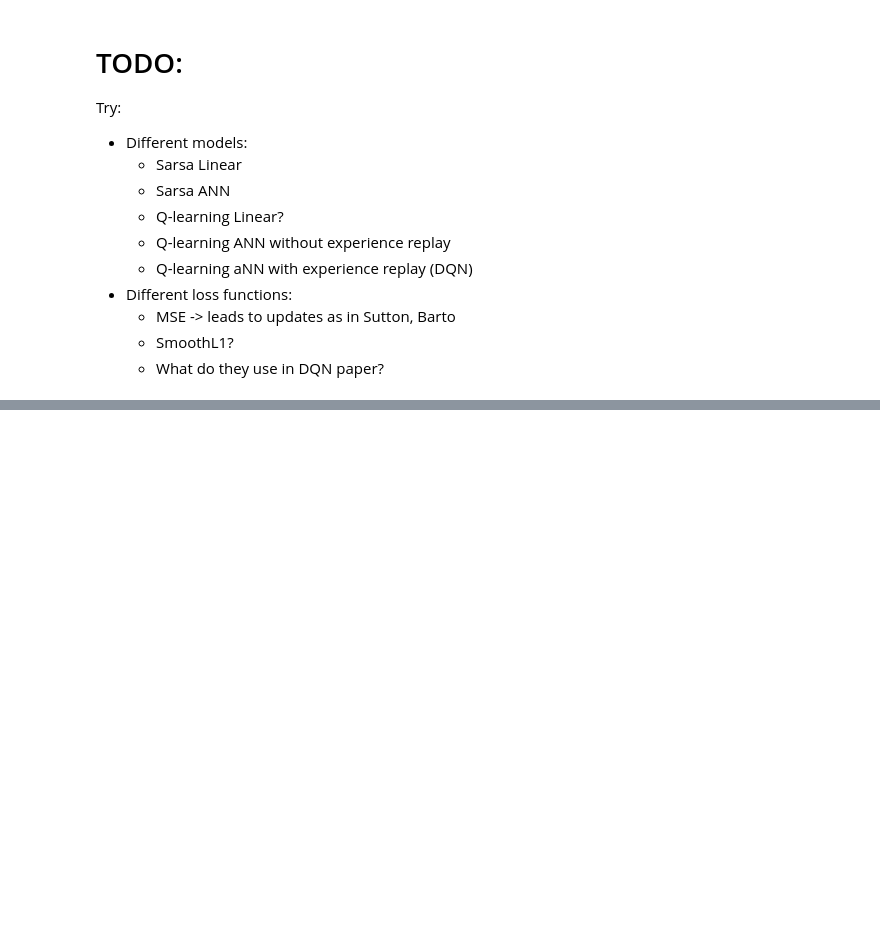
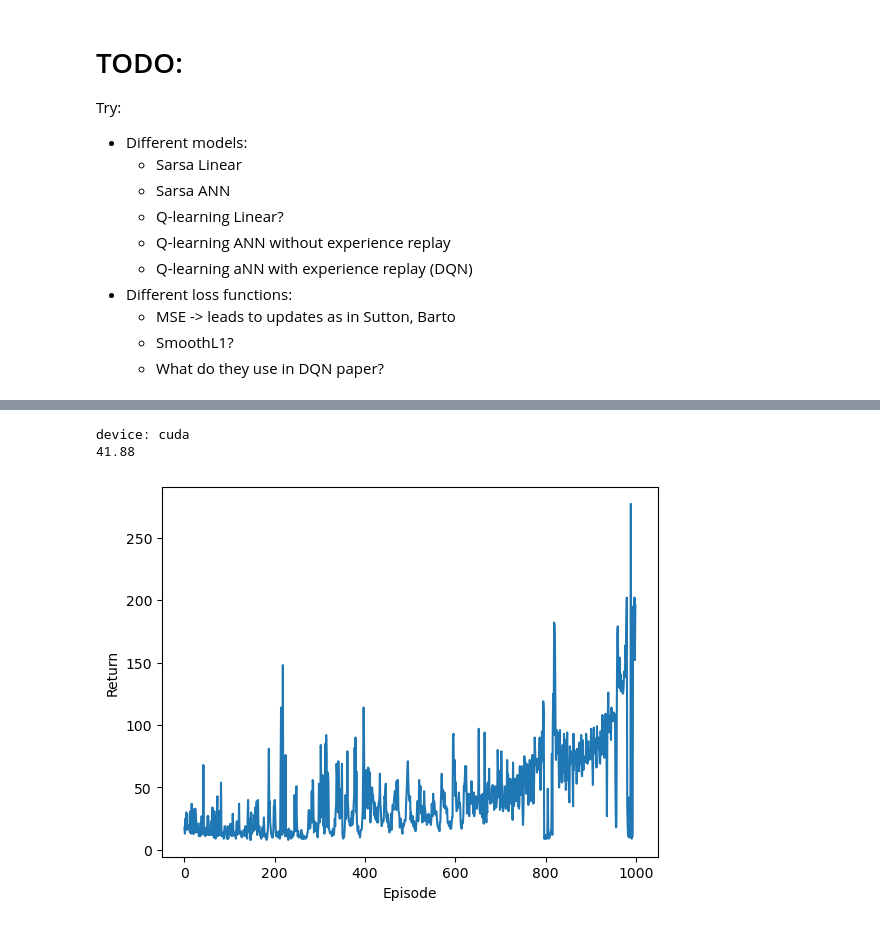
Before and after one commit to CarlFredriksson/rl-gymnasium-training, a Jupyter notebook: CartPole/cart_pole.ipynb, the cells around one changed output, grey strips where cells are left out. Drawn from its saved outputs; the diff is of its cells as text; code cells hidden in the pictures; blank space fills up the shorter version.

Commit message:
Worked on CartPole

```diff
--- a/CartPole/cart_pole.ipynb
+++ b/CartPole/cart_pole.ipynb
@@ -104,0 +96,21 @@ device: cuda
+# %%
+device = torch.device("cuda" if torch.cuda.is_available() else "cpu")
+print("device:", device)
+env = gym.make("CartPole-v1")
+model = nn.Sequential(
+    nn.Linear(env.observation_space.shape[0], 20),
+    nn.ReLU(),
+    nn.Linear(20, 20),
+    nn.ReLU(),
+    nn.Linear(20, env.action_space.n)
+).to(device)
+optimizer = optim.AdamW(model.parameters(), lr=0.001, amsgrad=True)
+loss_func = nn.MSELoss()
+returns = train_sarsa_episodic(env, model, loss_func, optimizer, device, 1000)
+env.close()
+print(np.sum(returns) / len(returns))
+plot_returns(returns)
+# %% [output]
+device: cuda
+41.88
+[figure, added]
```
Also changed, not shown: parts of 2 cells of this notebook.
